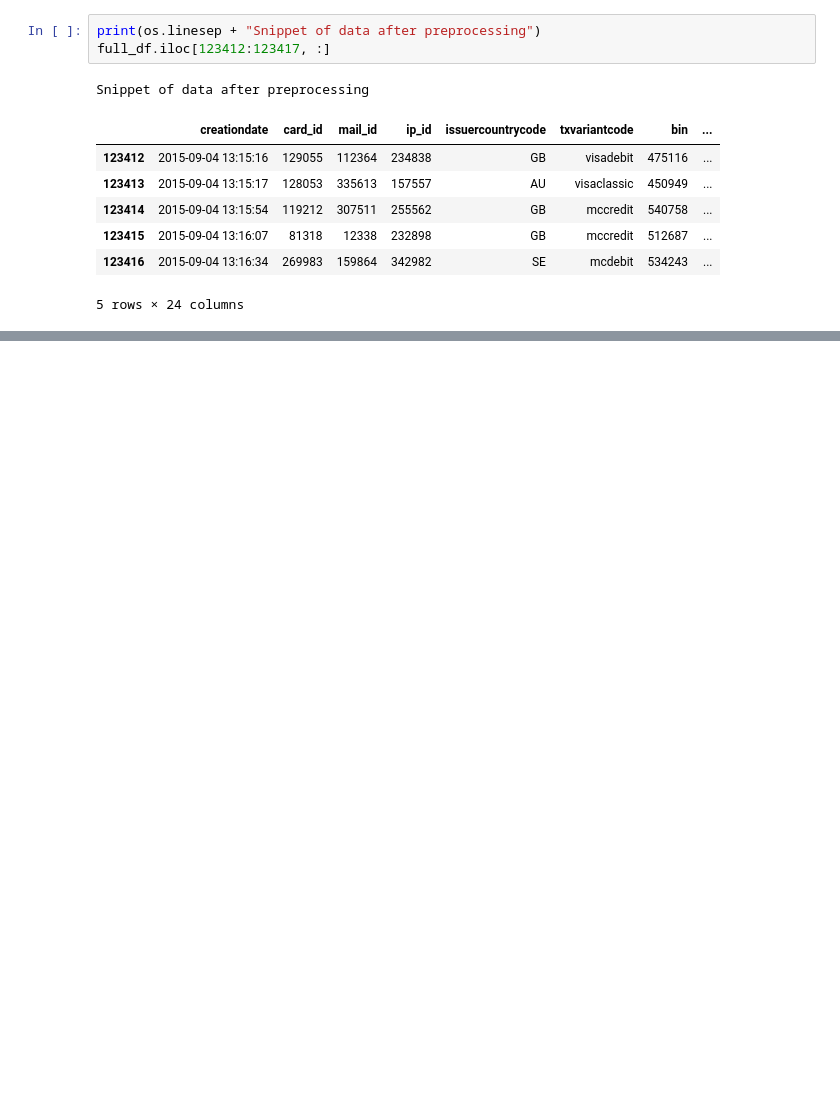
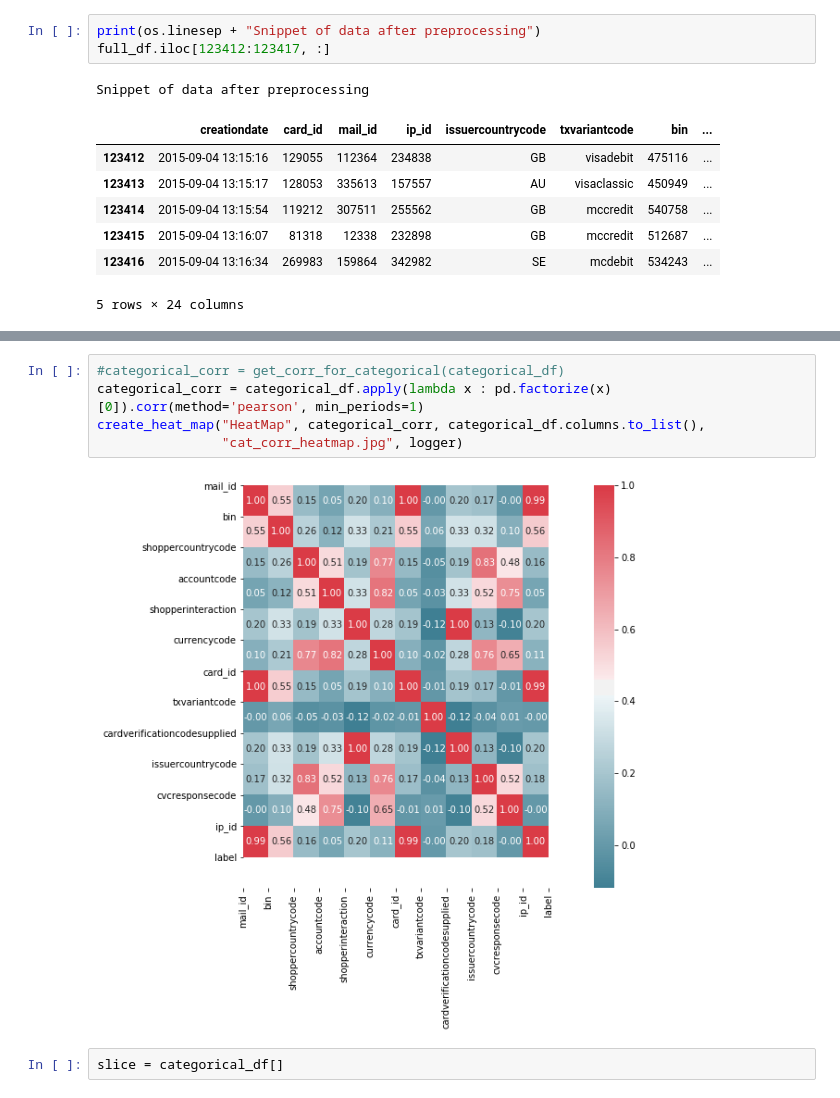
Before and after one commit to simionAndrei/CyberFraud1, a Jupyter notebook: Exploratory_Analysis.ipynb, the cells around one changed output, grey strips where cells are left out. Saved outputs shown, nothing was run; the diff lists cells and outputs as text; blank space fills up the shorter version.

```diff
--- a/Exploratory_Analysis.ipynb
+++ b/Exploratory_Analysis.ipynb
@@ -219,0 +240,9 @@ Snippet of data after preprocessing
+# %%
+#categorical_corr = get_corr_for_categorical(categorical_df)
+categorical_corr = categorical_df.apply(lambda x : pd.factorize(x)[0]).corr(method='pearson', min_periods=1)
+create_heat_map("HeatMap", categorical_corr, categorical_df.columns.to_list(),
+                "cat_corr_heatmap.jpg", logger)
+# %% [output]
+[figure, added]
+# %%
+slice = categorical_df[]
```
Also changed, not shown: parts of 15 cells of this notebook, 4 other files.
